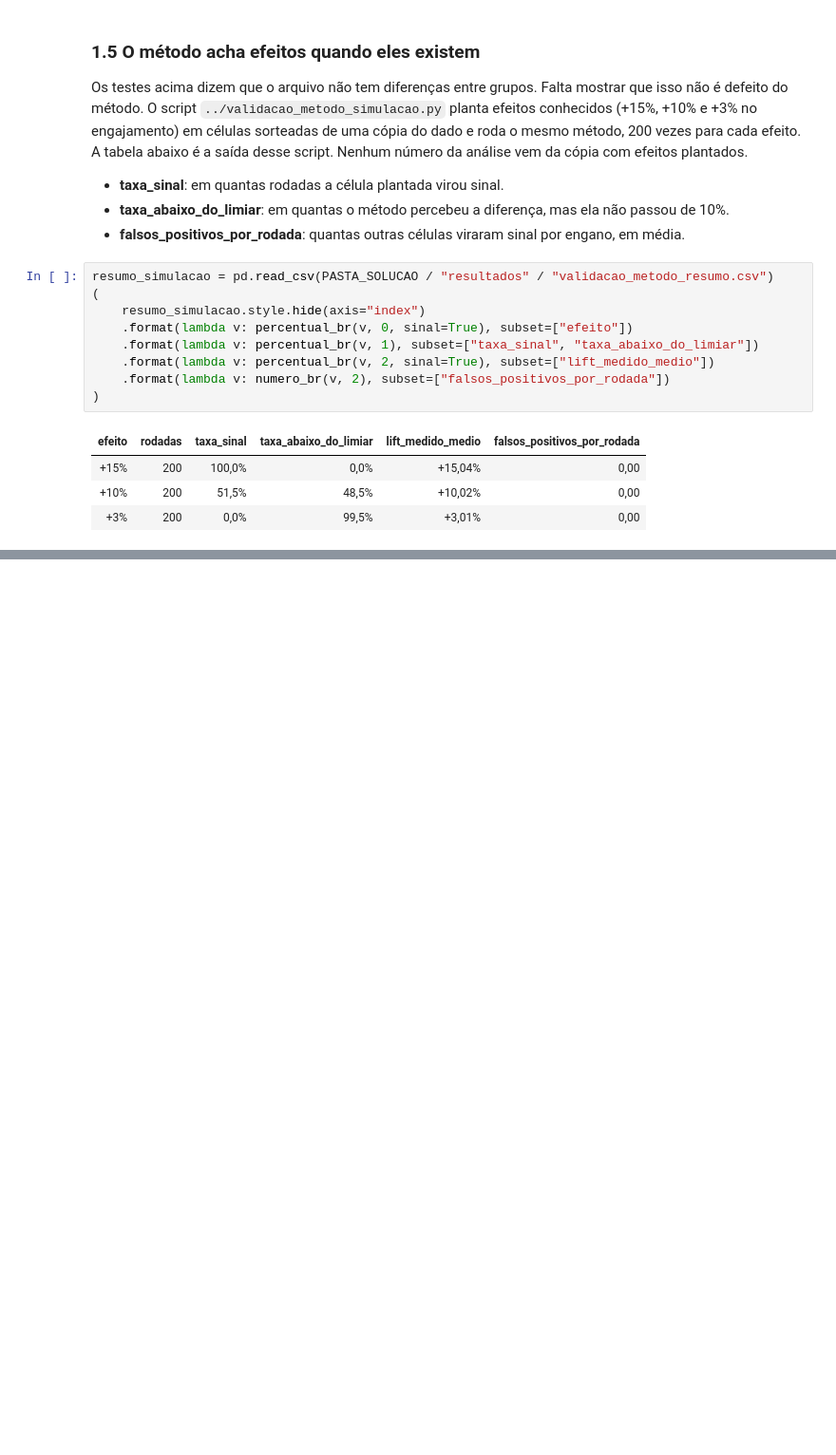
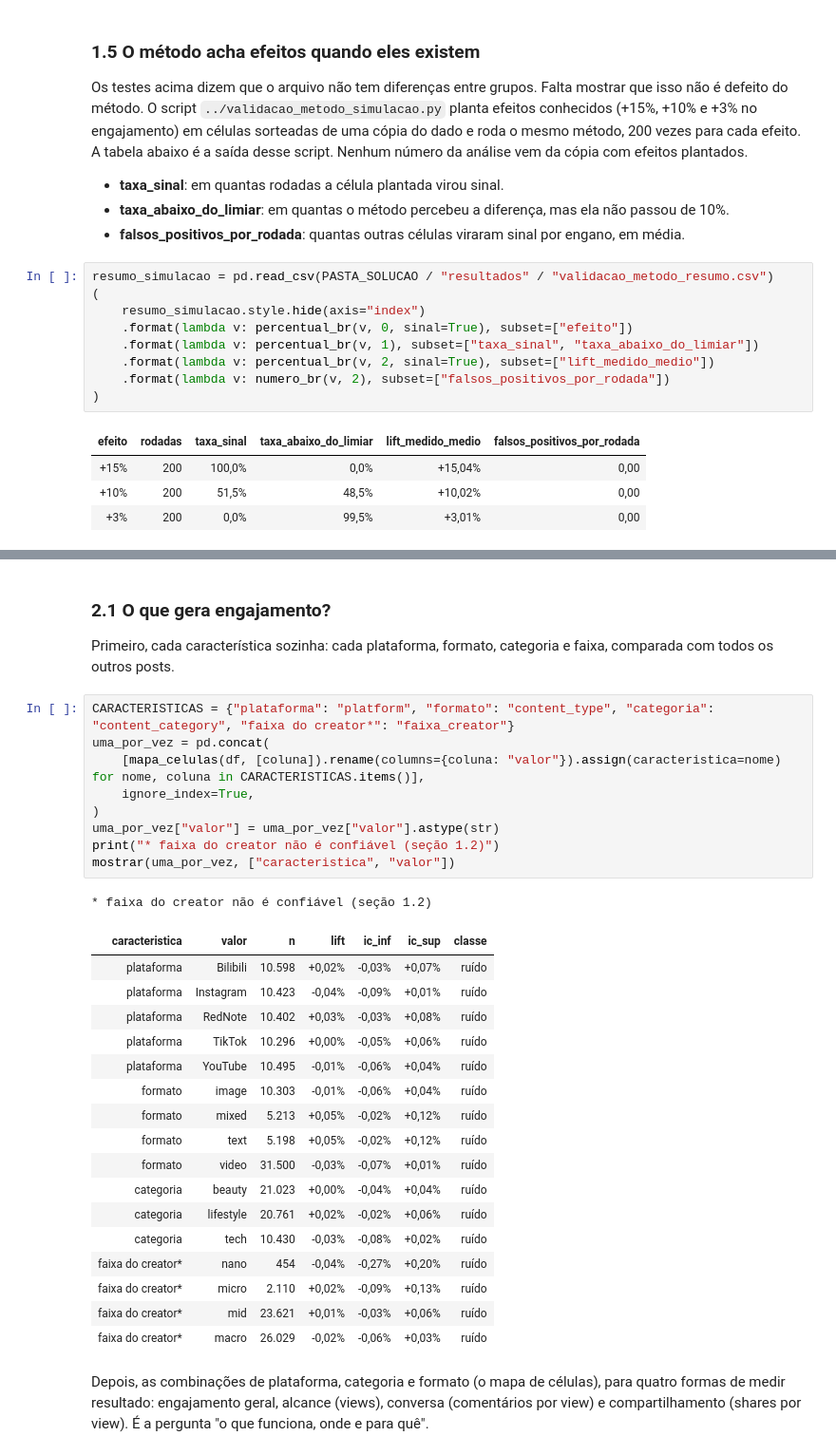
Before and after one commit to Gchapolin/ai-master-challenge, a Jupyter notebook: submissions/guilherme-ferreira/solution/notebooks/analise.ipynb, the cells around one changed output, grey strips where cells are left out. Shown at 95% size. Drawn from its saved outputs; the diff is of its cells as text; blank space fills up the shorter version.

```diff
--- a/submissions/guilherme-ferreira/solution/notebooks/analise.ipynb
+++ b/submissions/guilherme-ferreira/solution/notebooks/analise.ipynb
@@ -277,0 +323,34 @@ resumo_simulacao = pd.read_csv(PASTA_SOLUCAO / "resultados" / "validacao_metodo_
+# %% [markdown]
+### 2.1 O que gera engajamento?
+
+Primeiro, cada característica sozinha: cada plataforma, formato, categoria e faixa, comparada com todos os outros posts.
+# %%
+CARACTERISTICAS = {"plataforma": "platform", "formato": "content_type", "categoria": "content_category", "faixa do creator*": "faixa_creator"}
+uma_por_vez = pd.concat(
+    [mapa_celulas(df, [coluna]).rename(columns={coluna: "valor"}).assign(caracteristica=nome) for nome, coluna in CARACTERISTICAS.items()],
+    ignore_index=True,
+)
+uma_por_vez["valor"] = uma_por_vez["valor"].astype(str)
+print("* faixa do creator não é confiável (seção 1.2)")
+mostrar(uma_por_vez, ["caracteristica", "valor"])
+# %% [output]
+* faixa do creator não é confiável (seção 1.2)
+| caracteristica | valor | n | lift | ic_inf | ic_sup | classe |
+| plataforma | Bilibili | 10.598 | +0,02% | -0,03% | +0,07% | ruído |
+| plataforma | Instagram | 10.423 | -0,04% | -0,09% | +0,01% | ruído |
+| plataforma | RedNote | 10.402 | +0,03% | -0,03% | +0,08% | ruído |
+| plataforma | TikTok | 10.296 | +0,00% | -0,05% | +0,06% | ruído |
+| plataforma | YouTube | 10.495 | -0,01% | -0,06% | +0,04% | ruído |
+| formato | image | 10.303 | -0,01% | -0,06% | +0,04% | ruído |
+| formato | mixed | 5.213 | +0,05% | -0,02% | +0,12% | ruído |
+| formato | text | 5.198 | +0,05% | -0,02% | +0,12% | ruído |
+| formato | video | 31.500 | -0,03% | -0,07% | +0,01% | ruído |
+| categoria | beauty | 21.023 | +0,00% | -0,04% | +0,04% | ruído |
+| categoria | lifestyle | 20.761 | +0,02% | -0,02% | +0,06% | ruído |
+| categoria | tech | 10.430 | -0,03% | -0,08% | +0,02% | ruído |
+| faixa do creator* | nano | 454 | -0,04% | -0,27% | +0,20% | ruído |
+| faixa do creator* | micro | 2.110 | +0,02% | -0,09% | +0,13% | ruído |
+| faixa do creator* | mid | 23.621 | +0,01% | -0,03% | +0,06% | ruído |
+| faixa do creator* | macro | 26.029 | -0,02% | -0,06% | +0,03% | ruído |
+# %% [markdown]
+Depois, as combinações de plataforma, categoria e formato (o mapa de células), para quatro formas de medir resultado: engajamento geral, alcance (views), conversa (comentários por view) e compartilhamento (shares por view). É a pergunta "o que funciona, onde e para quê".
```
Also changed, not shown: parts of 20 cells of this notebook, 7 other files.
